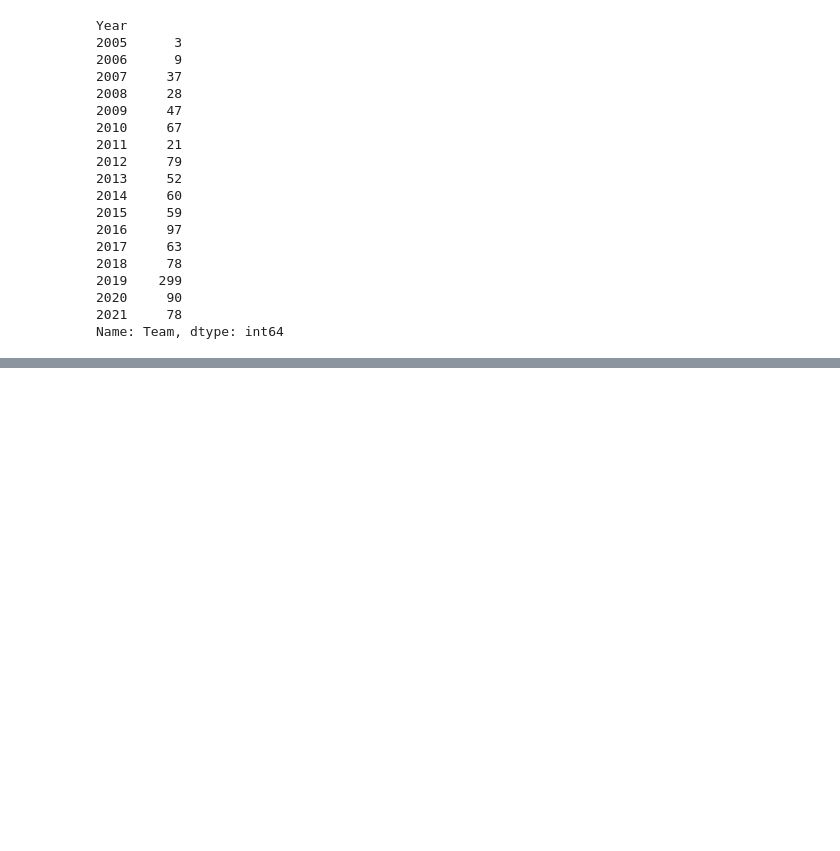
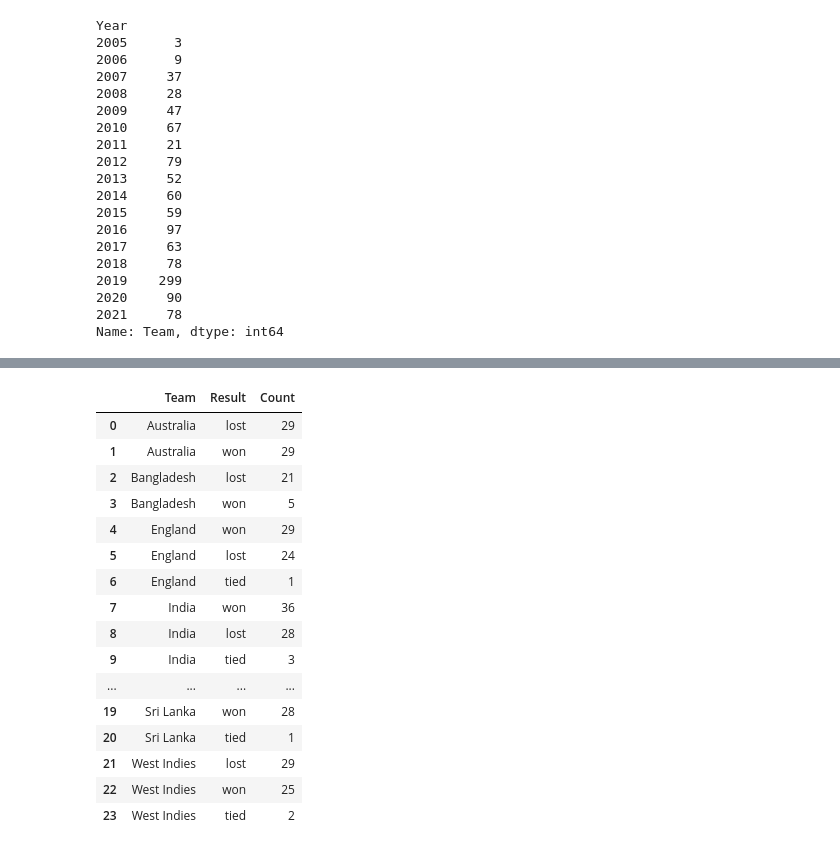
Before and after one commit to VicodinAbuser/Cricket-Predictvie-Analytics-Experimentation, a Jupyter notebook: Ind SL T20I Predictive Analytics.ipynb, the cells around one changed output, grey strips where cells are left out. Drawn from its saved outputs; the diff is of its cells as text; code cells hidden in the pictures; blank space fills up the shorter version.

```diff
--- a/Ind SL T20I Predictive Analytics.ipynb
+++ b/Ind SL T20I Predictive Analytics.ipynb
@@ -79,7 +63,7 @@ df['Result_Binary'].value_counts()
 1    583
 Name: Result_Binary, dtype: int64
 # %%
-df['Result_Binary'] = df['Result'].apply(lambda x: 1 if x=='won' else 0)
+df['Result_Binary'] = df['Result'].apply(lambda x: 1 if x=='won' else 0 if x=='lost' else 2)
 # %%
 df.dtypes
 # %% [output]
@@ -182,0 +140,2 @@ all_t20is_ever_refined[['Result', 'Bat']].drop_duplicates().sort_values('Result'
+# %%
+df['Opposition'] = df['Opposition'].apply(lambda x: x[2:])
@@ -182,0 +146,23 @@ all_t20is_ever_refined[['Result', 'Bat']].drop_duplicates().sort_values('Result'
+# %%
+x = pd.DataFrame(df.groupby(['Team'])['Result'].value_counts())
+x.columns = ['Count']
+x = x.reset_index()
+x
+# %% [output]
+|  | Team | Result | Count |
+| 0 | Australia | lost | 29 |
+| 1 | Australia | won | 29 |
+| 2 | Bangladesh | lost | 21 |
+| 3 | Bangladesh | won | 5 |
+| 4 | England | won | 29 |
+| 5 | England | lost | 24 |
+| 6 | England | tied | 1 |
+| 7 | India | won | 36 |
+| 8 | India | lost | 28 |
+| 9 | India | tied | 3 |
+| ... | ... | ... | ... |
+| 19 | Sri Lanka | won | 28 |
+| 20 | Sri Lanka | tied | 1 |
+| 21 | West Indies | lost | 29 |
+| 22 | West Indies | won | 25 |
+| 23 | West Indies | tied | 2 |
```
Also changed, not shown: parts of 18 cells of this notebook, 1 other file.
